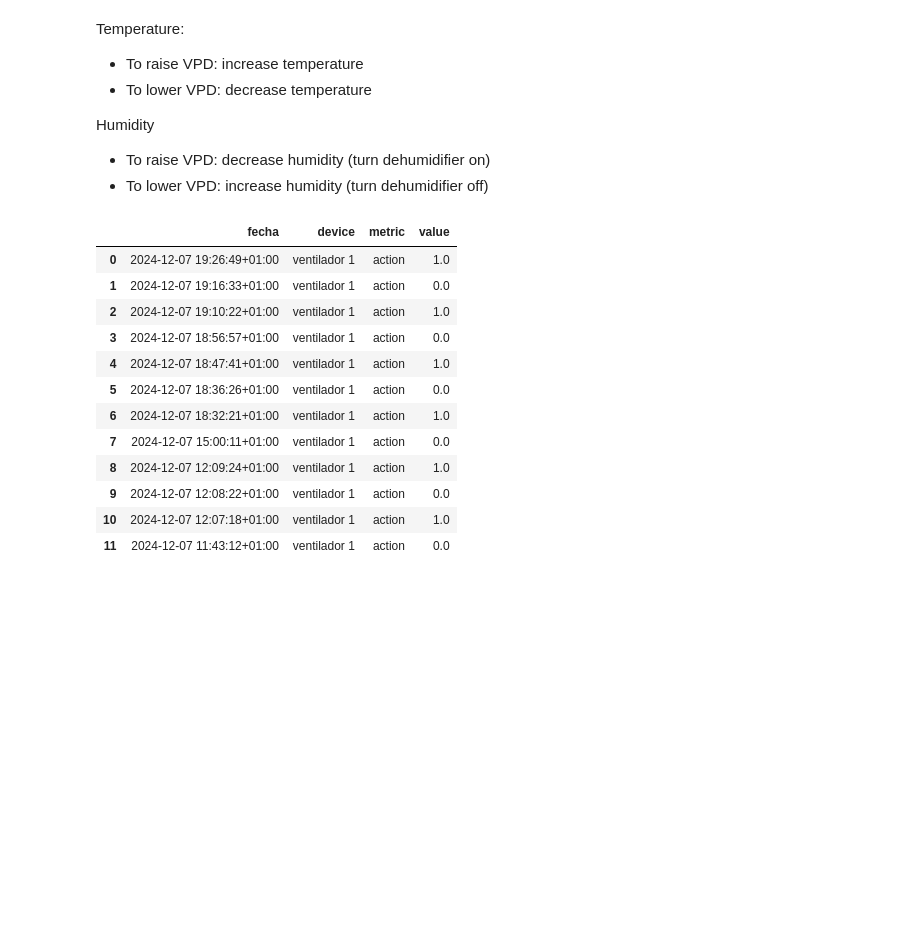
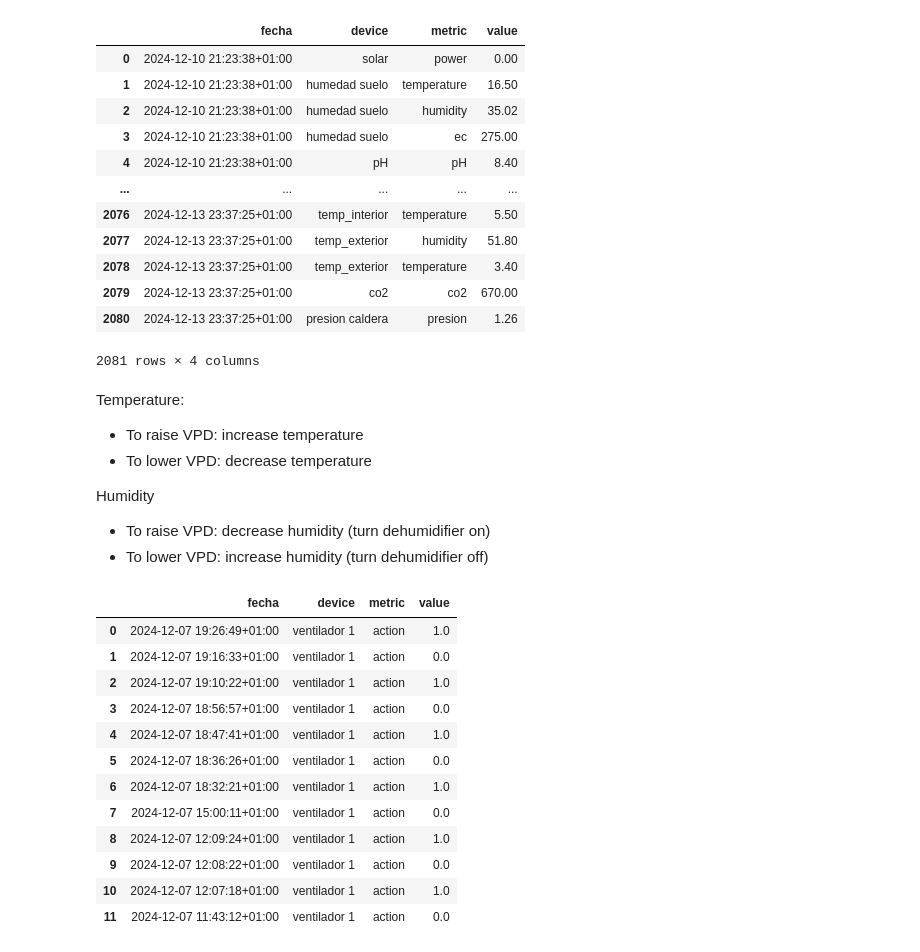
Before and after one commit to nunoadam/home_automation, a Jupyter notebook: plot.ipynb, the cells around one changed output. Drawn from its saved outputs; the diff is of its cells as text; code cells hidden in the pictures; blank space fills up the shorter version.

```diff
--- a/plot.ipynb
+++ b/plot.ipynb
@@ -2,6 +2,31 @@
 %reload_ext autoreload
 %autoreload 2
 from plot_logger import *
+# %%
+query = f"""
+        select
+        to_timestamp(timestamp) as fecha,
+        device,
+        metric,
+        value
+        from 'csv/*/*.csv'
+        """
+
+duckdb.sql(query).df()
+# %% [output]
+|  | fecha | device | metric | value |
+| 0 | 2024-12-10 21:23:38+01:00 | solar | power | 0.00 |
+| 1 | 2024-12-10 21:23:38+01:00 | humedad suelo | temperature | 16.50 |
+| 2 | 2024-12-10 21:23:38+01:00 | humedad suelo | humidity | 35.02 |
+| 3 | 2024-12-10 21:23:38+01:00 | humedad suelo | ec | 275.00 |
+| 4 | 2024-12-10 21:23:38+01:00 | pH | pH | 8.40 |
+| ... | ... | ... | ... | ... |
+| 2076 | 2024-12-13 23:37:25+01:00 | temp_interior | temperature | 5.50 |
+| 2077 | 2024-12-13 23:37:25+01:00 | temp_exterior | humidity | 51.80 |
+| 2078 | 2024-12-13 23:37:25+01:00 | temp_exterior | temperature | 3.40 |
+| 2079 | 2024-12-13 23:37:25+01:00 | co2 | co2 | 670.00 |
+| 2080 | 2024-12-13 23:37:25+01:00 | presion caldera | presion | 1.26 |
+2081 rows × 4 columns
 # %%
 plot('vpd', devices=['temp_interior', 'temp_exterior'], height=600, hours=25)[0].show()
 plot('temperature', hours=25)[0].show()
```
Also changed, not shown: parts of 1 cell of this notebook, 5 other files.
